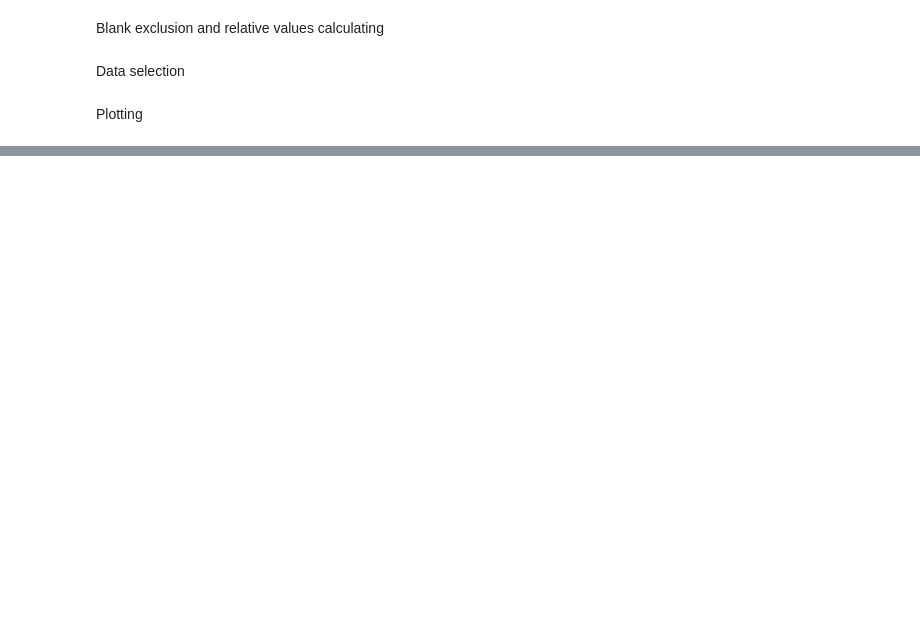
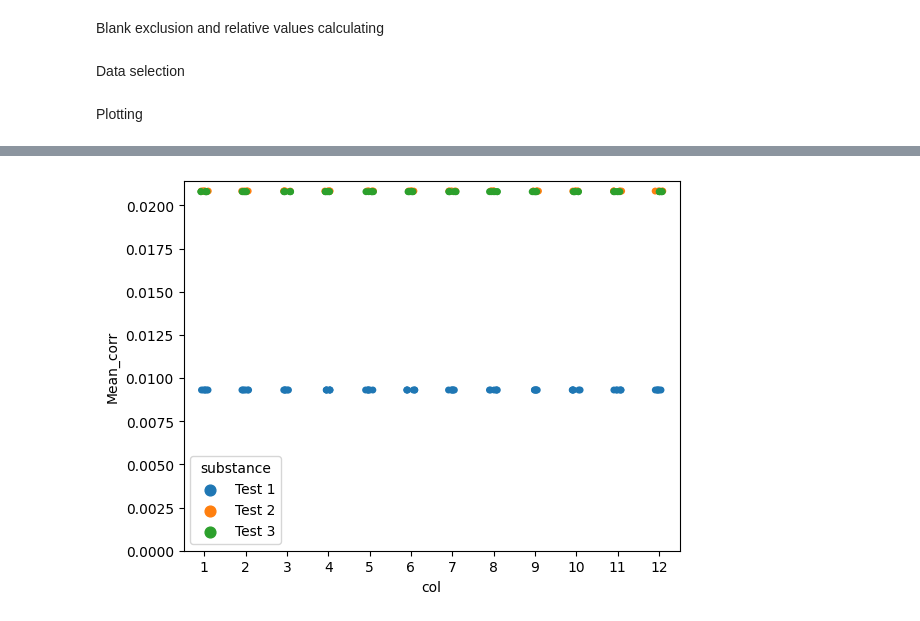
Before and after one commit to arteys/Resazurin_ChemiDoc, a Jupyter notebook: RZ_12_concentrations.ipynb, the cells around one changed output, grey strips where cells are left out. Saved outputs shown, nothing was run; the diff lists cells and outputs as text; code cells hidden in the pictures; blank space fills up the shorter version.

```diff
--- a/RZ_12_concentrations.ipynb
+++ b/RZ_12_concentrations.ipynb
@@ -204,0 +223,14 @@ plt.show()
+# %%
+blank_control_array_ED = []
+
+for p in plate:
+    mean = data_plate_edges_drop[(data_plate_edges_drop['FileName_RGB'] == p)].loc[:,'Intensity_MeanIntensity_OrigGreen'].mean()
+
+    bc_array_i = [mean,p]
+
+    blank_control_array_ED.append(bc_array_i)
+
+
+blank_control_df_ED = pd.DataFrame(blank_control_array_ED, columns = ['mean','FileName_RGB'])
+
+print(blank_control_df_ED)
@@ -204,0 +242,8 @@ plt.show()
+# %%
+DPE_with_mean_blank_control = pd.merge(data_plate_edges_drop, blank_control_df_ED, on=['FileName_RGB'])
+
+DPE_with_mean_blank_control['Mean_dif'] = DPE_with_mean_blank_control['Intensity_MeanIntensity_OrigGreen']/DPE_with_mean_blank_control['mean']
+
+DPE_with_mean_blank_control['Mean_corr'] = DPE_with_mean_blank_control['Intensity_MeanIntensity_OrigGreen']/DPE_with_mean_blank_control['Mean_dif']
+
+print(DPE_with_mean_blank_control['Mean_corr'])
@@ -204,0 +263,9 @@ plt.show()
+# %%
+ax = sns.stripplot(data=DPE_with_mean_blank_control, x="col", y="Mean_corr", hue = 'substance')
+# ax.set(xscale="symlog")
+# ax.set(xlim=(-1, 110))
+
+ax.set(ylim = (0,None))
+plt.show()
+# %% [output]
+[figure, added]
```
Also changed, not shown: parts of 19 cells of this notebook, 1 other file.
